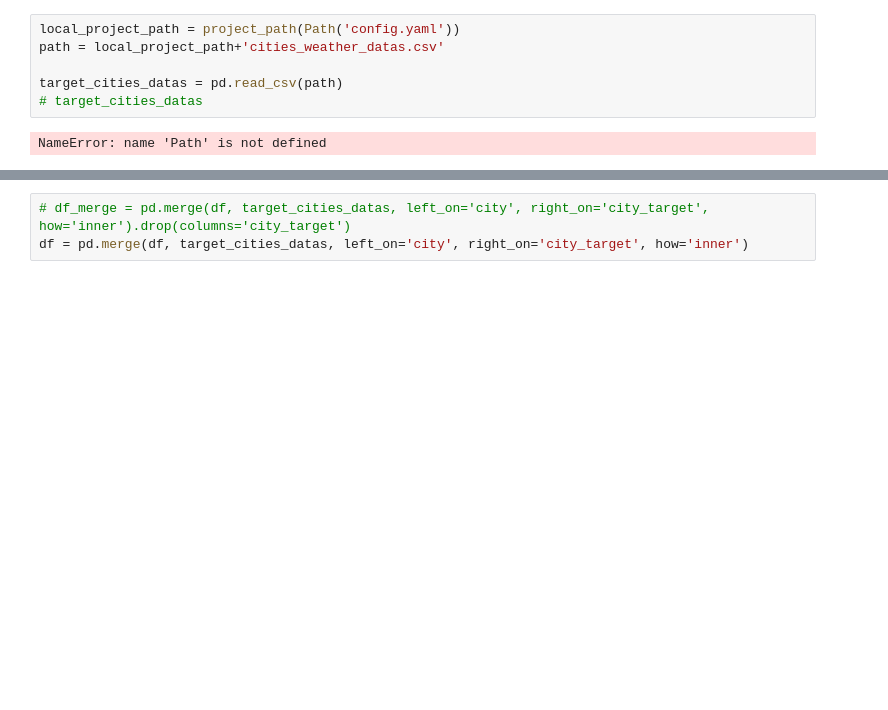
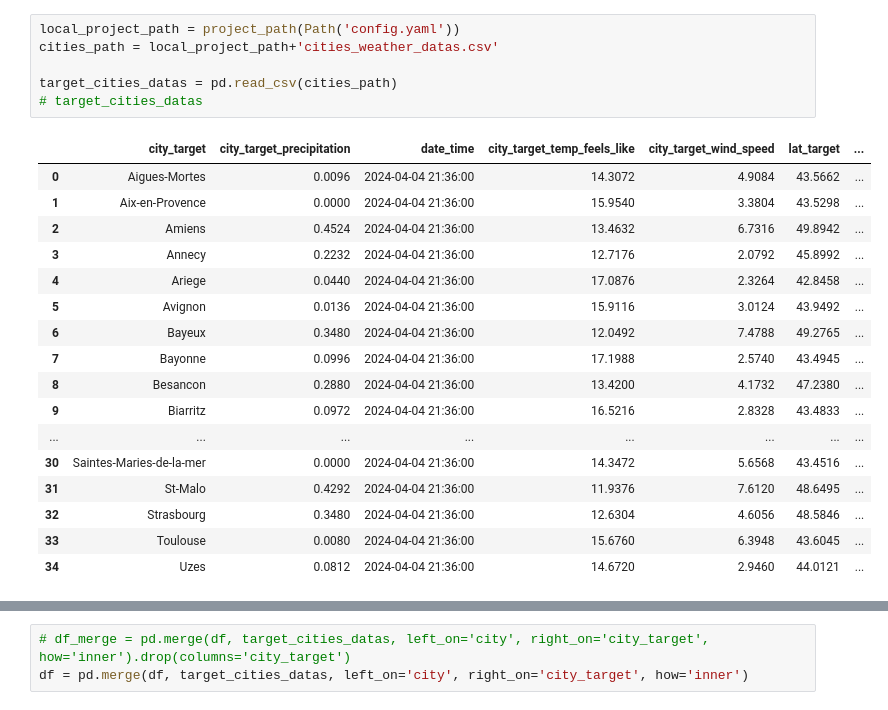
Before and after one commit to 2nzi/JEDHA-Projet-2-Kayak, a Jupyter notebook: main.ipynb, the cells around one changed output, grey strips where cells are left out. Cells and saved outputs as stored; diff of their text form; blank space fills up the shorter version.

```diff
--- a/main.ipynb
+++ b/main.ipynb
@@ -9,9 +7,25 @@ ModuleNotFoundError: No module named 'Path'
 # %%
 local_project_path = project_path(Path('config.yaml'))
-path = local_project_path+'cities_weather_datas.csv'
+cities_path = local_project_path+'cities_weather_datas.csv'
 
-target_cities_datas = pd.read_csv(path)
+target_cities_datas = pd.read_csv(cities_path)
 # target_cities_datas
 # %% [output]
-NameError: name 'Path' is not defined
+|  | city_target | city_target_precipitation | date_time | city_target_temp_feels_like | city_target_wind_speed | lat_target | ... |
+| 0 | Aigues-Mortes | 0.0096 | 2024-04-04 21:36:00 | 14.3072 | 4.9084 | 43.5662 | ... |
+| 1 | Aix-en-Provence | 0.0000 | 2024-04-04 21:36:00 | 15.9540 | 3.3804 | 43.5298 | ... |
+| 2 | Amiens | 0.4524 | 2024-04-04 21:36:00 | 13.4632 | 6.7316 | 49.8942 | ... |
+| 3 | Annecy | 0.2232 | 2024-04-04 21:36:00 | 12.7176 | 2.0792 | 45.8992 | ... |
+| 4 | Ariege | 0.0440 | 2024-04-04 21:36:00 | 17.0876 | 2.3264 | 42.8458 | ... |
+| 5 | Avignon | 0.0136 | 2024-04-04 21:36:00 | 15.9116 | 3.0124 | 43.9492 | ... |
+| 6 | Bayeux | 0.3480 | 2024-04-04 21:36:00 | 12.0492 | 7.4788 | 49.2765 | ... |
+| 7 | Bayonne | 0.0996 | 2024-04-04 21:36:00 | 17.1988 | 2.5740 | 43.4945 | ... |
+| 8 | Besancon | 0.2880 | 2024-04-04 21:36:00 | 13.4200 | 4.1732 | 47.2380 | ... |
+| 9 | Biarritz | 0.0972 | 2024-04-04 21:36:00 | 16.5216 | 2.8328 | 43.4833 | ... |
+| ... | ... | ... | ... | ... | ... | ... | ... |
+| 30 | Saintes-Maries-de-la-mer | 0.0000 | 2024-04-04 21:36:00 | 14.3472 | 5.6568 | 43.4516 | ... |
+| 31 | St-Malo | 0.4292 | 2024-04-04 21:36:00 | 11.9376 | 7.6120 | 48.6495 | ... |
+| 32 | Strasbourg | 0.3480 | 2024-04-04 21:36:00 | 12.6304 | 4.6056 | 48.5846 | ... |
+| 33 | Toulouse | 0.0080 | 2024-04-04 21:36:00 | 15.6760 | 6.3948 | 43.6045 | ... |
+| 34 | Uzes | 0.0812 | 2024-04-04 21:36:00 | 14.6720 | 2.9460 | 44.0121 | ... |
 # %%
```
Also changed, not shown: parts of 8 cells of this notebook, 24 other files.
